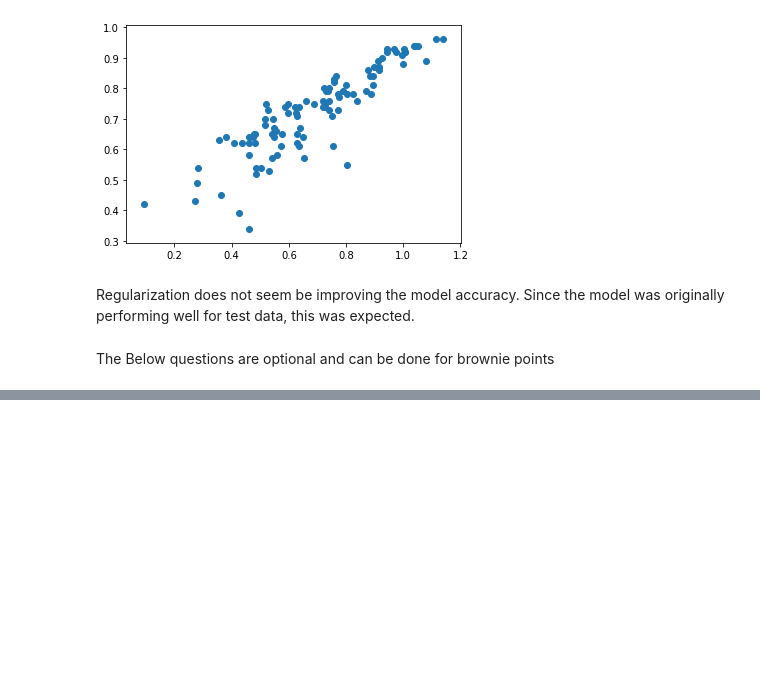
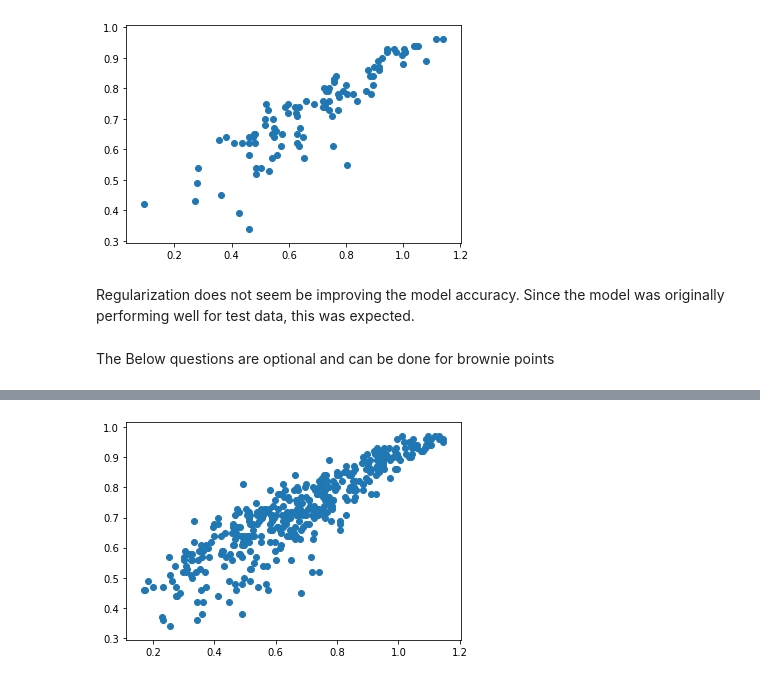
Before and after one commit to AnirudhAchal/Linear-Regression-From-Scratch, a Jupyter notebook: ML take home/Q1/take-home.ipynb, the cells around one changed output, grey strips where cells are left out. Drawn from its saved outputs; the diff is of its cells as text; code cells hidden in the pictures; blank space fills up the shorter version.

Commit message:
Hyper Parameter Tuning Added

```diff
--- a/ML take home/Q1/take-home.ipynb
+++ b/ML take home/Q1/take-home.ipynb
@@ -369,0 +417,14 @@ The Below questions are optional and can be done for brownie points
+# %%
+# Print your best accuracy acheived and hyperparameter value
+weights_final_reg_cv = best_theta_reg_cv
+print(weights_final_reg_cv)
+pred_train_reg = predict(X_train, weights_final_reg_cv)
+pred_test_reg = predict(X_test, weights_final_reg_cv)
+
+# DO NOT EDIT
+print("=============For train data:=============")
+acc1 = accuracy(y_train, pred_train_reg)
+print("accuracy: %.5f" %(acc1))
+print("\n\n=============For test data================")
+acc2 = accuracy(y_test, pred_test_reg)
+print("accuracy: %.5f" %(acc2))
@@ -369,0 +444,5 @@ The Below questions are optional and can be done for brownie points
+# %%
+plt.scatter(pred_train_reg, y_train)
+plt.show()
+# %% [output]
+[figure, added]
```
Also changed, not shown: parts of 19 cells of this notebook.
